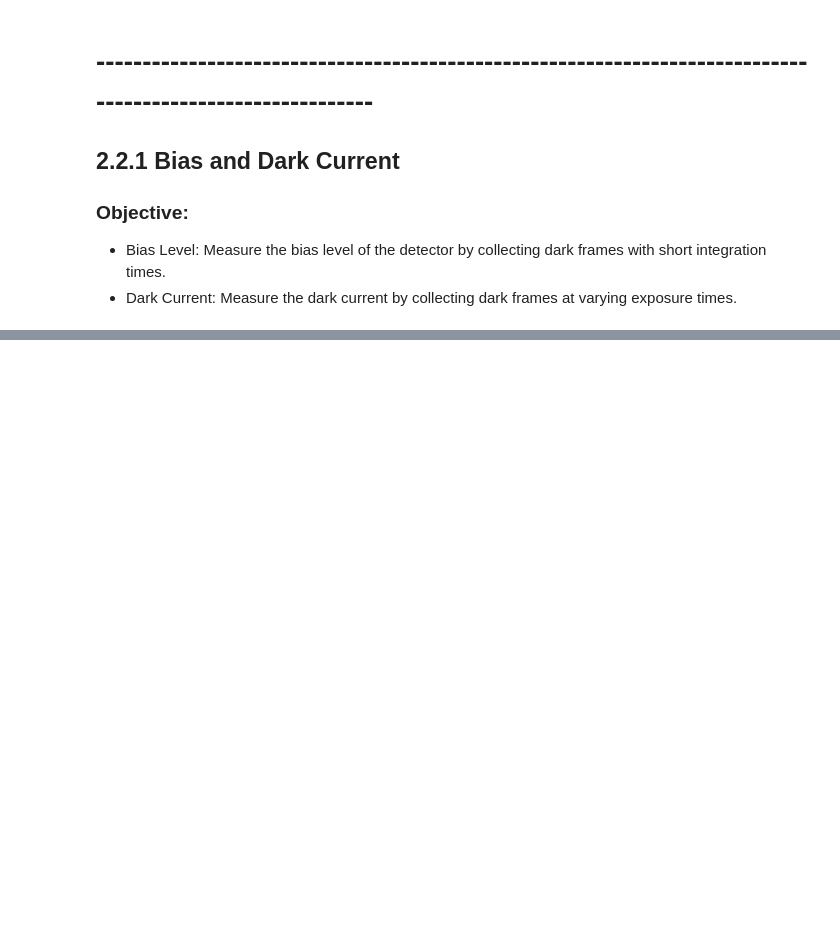
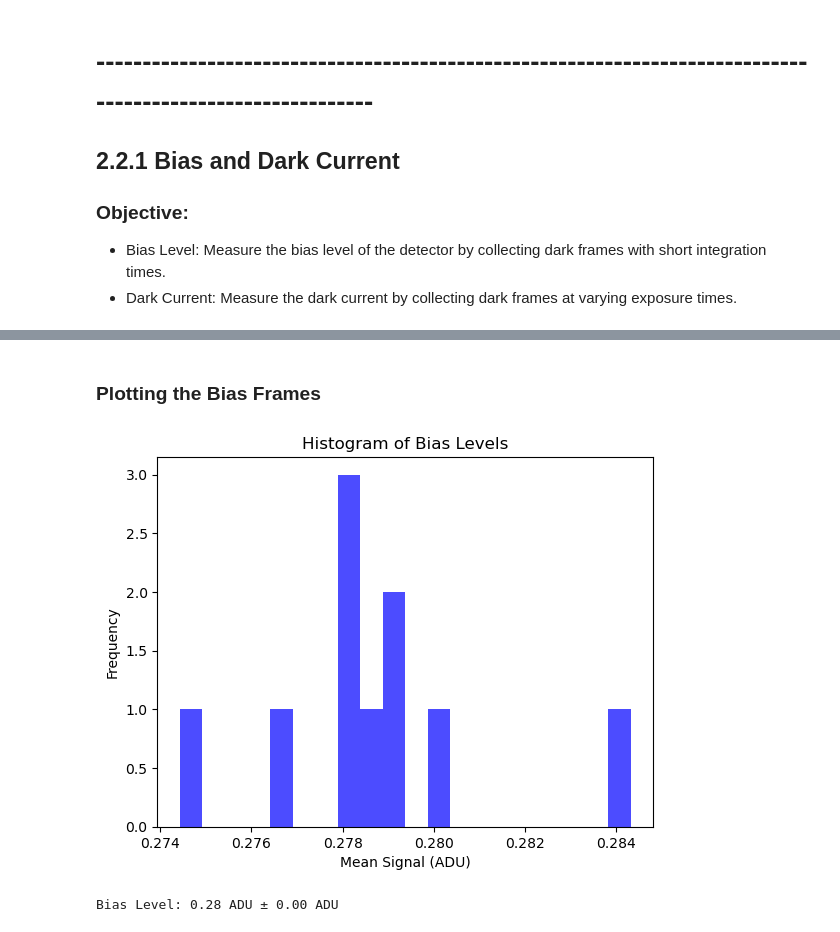
Before and after one commit to quentinleny/ASTRON120_Labs, a Jupyter notebook: ASTRO 120 Lab 1.ipynb, the cells around one changed output, grey strips where cells are left out. Cells and saved outputs as stored; diff of their text form; code cells hidden in the pictures; blank space fills up the shorter version.

```diff
--- a/ASTRO 120 Lab 1.ipynb
+++ b/ASTRO 120 Lab 1.ipynb
@@ -423,0 +426,21 @@ SyntaxError: (unicode error) 'unicodeescape' codec can't decode bytes in positio
+# %% [markdown]
+### Plotting the Bias Frames
+# %%
+fits_files_directory = r'C:\Users\levig\Downloads\BiasFrames'
+
+bias_frames = [fits.getdata(os.path.join(fits_files_directory, f'bias_frame_{i}.fits')) for i in range(1, 11)]
+
+mean_signals = [np.mean(frame) for frame in bias_frames]
+
+plt.hist(mean_signals, bins=20, color='blue', alpha=0.7)
+plt.title("Histogram of Bias Levels")
+plt.xlabel("Mean Signal (ADU)")
+plt.ylabel("Frequency")
+plt.show()
+
+bias_level = np.mean(mean_signals)
+bias_error = np.std(mean_signals) / np.sqrt(len(mean_signals))  # Error on the mean
+print(f"Bias Level: {bias_level:.2f} ADU ± {bias_error:.2f} ADU")
+# %% [output]
+[figure, added]
+Bias Level: 0.28 ADU ± 0.00 ADU
```
Also changed, not shown: parts of 26 cells of this notebook.
